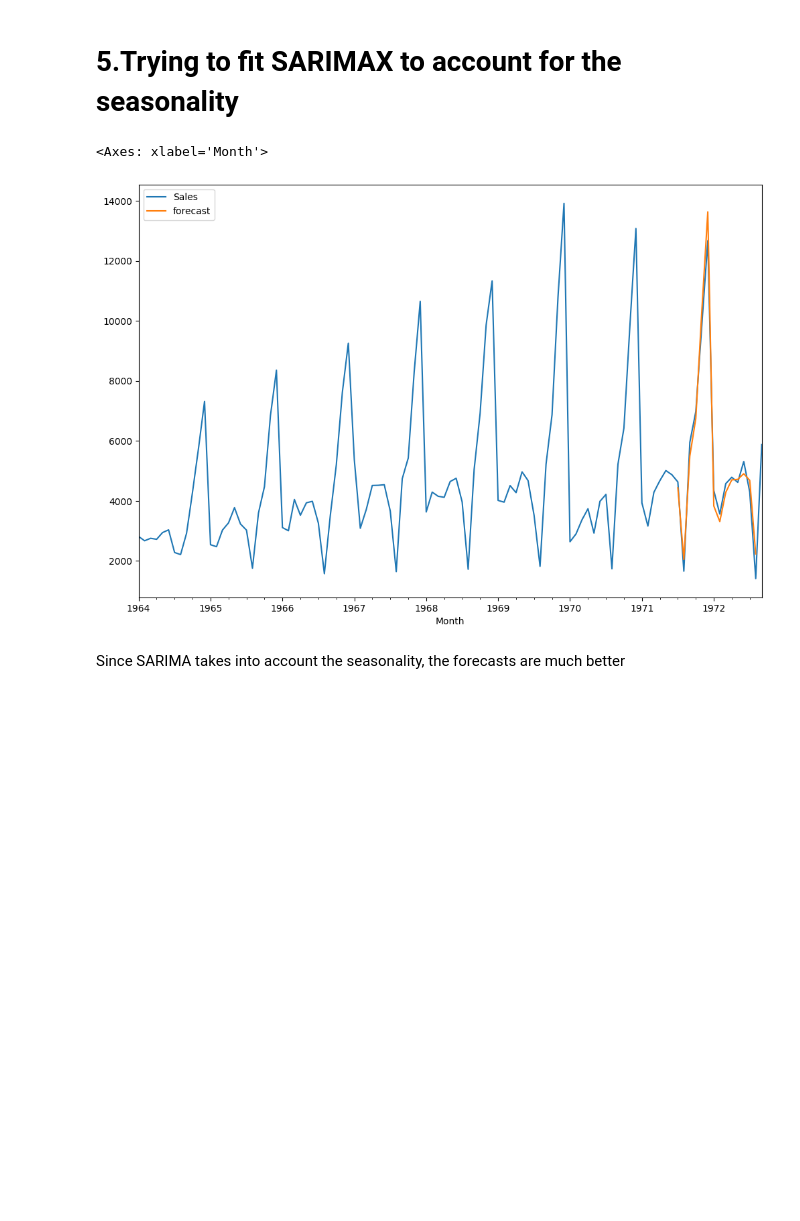
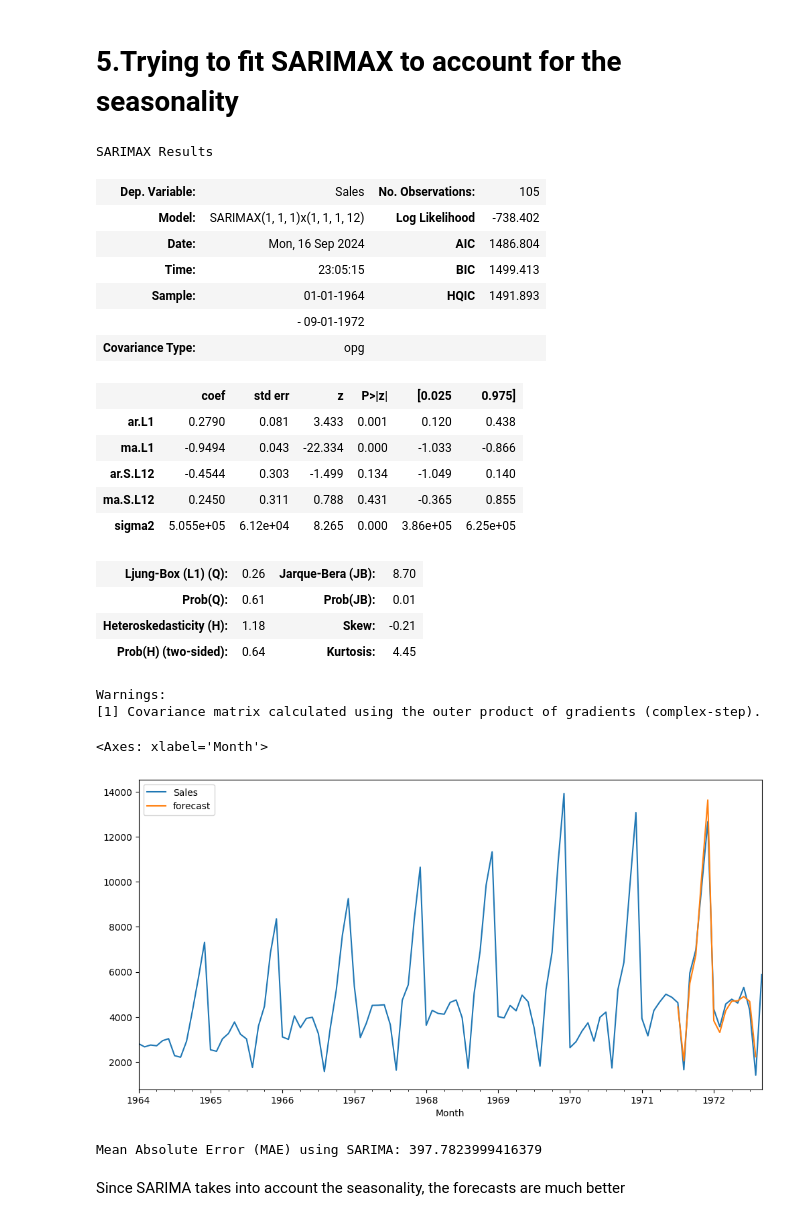
Before and after one commit to anushakal/Champagne_Sales_Forecasting, a Jupyter notebook: Forecasting_Sales.ipynb, the cells around one changed output. Drawn from its saved outputs; the diff is of its cells as text; code cells hidden in the pictures; blank space fills up the shorter version.

```diff
--- a/Forecasting_Sales.ipynb
+++ b/Forecasting_Sales.ipynb
@@ -291,12 +316,47 @@ Even with q = 0, ARIMA isn't able to produce great forecasts. This is because th
 # %%
 sarima_model = sm.tsa.statespace.SARIMAX(champagnes_cleaned['Sales'],order=(1, 1, 1),seasonal_order=(1,1,1,12))
 sarima_model_fit = sarima_model.fit()
+# %%
+sarima_model_fit.summary()
+# %% [output]
+SARIMAX Results
+| Dep. Variable: | Sales | No. Observations: | 105 |
+| Model: | SARIMAX(1, 1, 1)x(1, 1, 1, 12) | Log Likelihood | -738.402 |
+| Date: | Mon, 16 Sep 2024 | AIC | 1486.804 |
+| Time: | 23:05:15 | BIC | 1499.413 |
+| Sample: | 01-01-1964 | HQIC | 1491.893 |
+|  | - 09-01-1972 |  |  |
+| Covariance Type: | opg |  |  |
+|  | coef | std err | z | P>|z| | [0.025 | 0.975] |
+| ar.L1 | 0.2790 | 0.081 | 3.433 | 0.001 | 0.120 | 0.438 |
+| ma.L1 | -0.9494 | 0.043 | -22.334 | 0.000 | -1.033 | -0.866 |
+| ar.S.L12 | -0.4544 | 0.303 | -1.499 | 0.134 | -1.049 | 0.140 |
+| ma.S.L12 | 0.2450 | 0.311 | 0.788 | 0.431 | -0.365 | 0.855 |
+| sigma2 | 5.055e+05 | 6.12e+04 | 8.265 | 0.000 | 3.86e+05 | 6.25e+05 |
+| Ljung-Box (L1) (Q): | 0.26 | Jarque-Bera (JB): | 8.70 |
+| Prob(Q): | 0.61 | Prob(JB): | 0.01 |
+| Heteroskedasticity (H): | 1.18 | Skew: | -0.21 |
+| Prob(H) (two-sided): | 0.64 | Kurtosis: | 4.45 |
+Warnings:
+[1] Covariance matrix calculated using the outer product of gradients (complex-step).
 # %%
 champagnes_cleaned['forecast'] = sarima_model_fit.predict(start=90,end=103,dynamic=True)
-champagnes_cleaned[['Sales','forecast']].plot(figsize=(12,8))
+champagnes_cleaned[['Sales','forecast']].plot(figsize=(12,6))
 # %% [output]
 <Axes: xlabel='Month'>
-[figure, old version]
+[figure, new version]
+# %%
+# Get the actual values and the forecasted values for the test period
+actual = champagnes_cleaned['Sales'][90:104]  # Using the same range as forecast
+forecast = champagnes_cleaned['forecast'][90:104]
+
+# Calculate MAE
+mae = mean_absolute_error(actual, forecast)
+
+# Print the result
+print(f'Mean Absolute Error (MAE) using SARIMA: {mae}')
+# %% [output]
+Mean Absolute Error (MAE) using SARIMA: 397.7823999416379
 # %% [markdown]
 Since SARIMA takes into account the seasonality, the forecasts are much better
 # %% [markdown]
```
Also changed, not shown: parts of 9 cells of this notebook.
